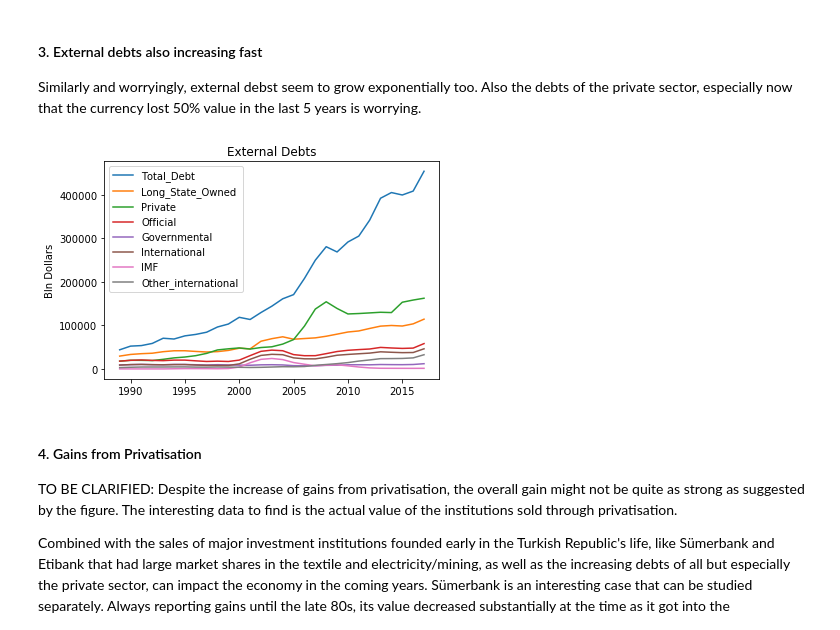
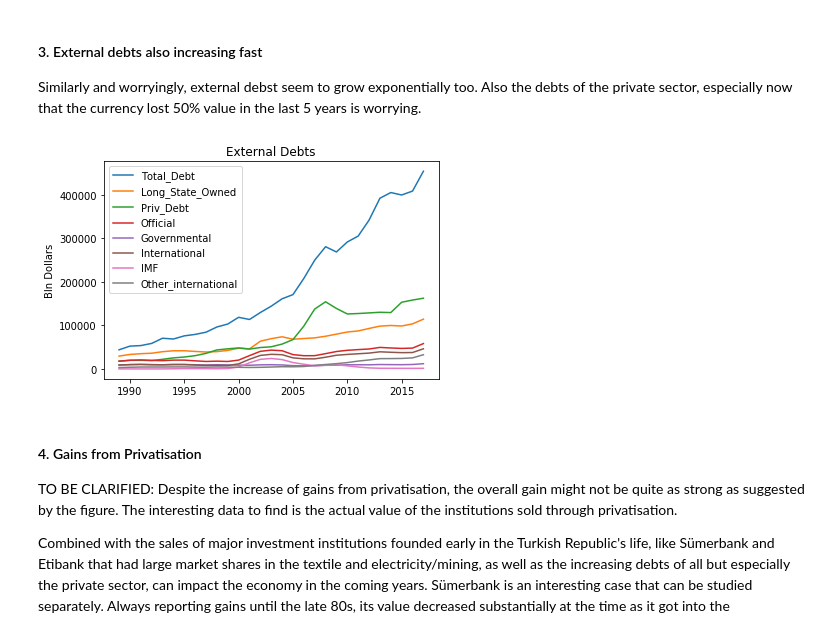
Before and after one commit to datsc/Central_Bank_Data, a Jupyter notebook: TCMB Analysis.ipynb, the cells around one changed output. Cells and saved outputs as stored; diff of their text form; code cells hidden in the pictures.

```diff
--- a/TCMB Analysis.ipynb
+++ b/TCMB Analysis.ipynb
@@ -127,7 +180,8 @@ def read_data_in(file_in,column_list,lines):
 # %%
 # External Debts
 ext_debt_in = read_data_in('EVDS_disborc.xlsx', ext_debt_col, 28)
-
+ext_debt_in[["Date","Total_Debt","Short"]] = \
+    ext_debt_in[["Date","Total_Debt","Short"]].apply(pd.to_numeric)
 
 # Import Export data
 imp_exp_in  = read_data_in('EVDS_ithalat_ihracat.xlsx', imp_exp_col, 149)
@@ -138,6 +192,8 @@ imp_exp_in[["Health","Living"]] = imp_exp_in[["Health","Living"]].apply(pd.to_nu
 
 # GDP data  (converting to millions)
 gdp_in  = read_data_in('EVDS_gsyh_firma.xlsx', gdp_in_col, 20)
+gdp_in[["Date","GDP_consumer","GDP_Earnings"]] = \
+        gdp_in[["Date","GDP_consumer","GDP_earnings"]].apply(pd.to_numeric)
 gdp_in[["GDP_consumer","GDP_earnings"]] = \
        gdp_in[["GDP_consumer","GDP_earnings"]].apply(lambda x: x/10**6)
 
@@ -145,6 +201,7 @@ gdp_in[["GDP_consumer","GDP_earnings"]] = \
 
 # Privatisation data and conversion to billions of dollars
 priv_in = read_data_in('EVDS_privatisation.xlsx',priv_in_col,32)
+priv_in[["Priv_Gain","Date"]] = priv_in[["Priv_Gain","Date"]].apply(pd.to_numeric)
 priv_in["Priv_Gain"] = priv_in["Priv_Gain"]/10**6.
 Total_gains = priv_in["Priv_Gain"].sum()
 nr_years  = max(priv_in["Date"]) - min(priv_in["Date"])
@@ -162,6 +219,8 @@ emp_bud_in.iloc[:,1:5] = emp_bud_in.iloc[:,1:5].apply(lambda x: x*1000)#TL
 
 # Production
 prod_col_in = read_data_in('EVDS_uretim.xlsx', prod_col, 37)
+prod_col_in[["Prod_elec_GWh","Prod_export"]] =\
+prod_col_in[["Prod_elec_GWh","Prod_export"]].apply(pd.to_numeric)
 
 
 # Gold_exchange_rate
@@ -177,14 +248,3 @@ Converting the column Data that has monthly data to a simple year columns.
-# %%
-def convert_date(datafr):
-    """Function cleaning the data column. """
-    # Delete detail
-    datafr["Date"] = datafr["Date"].str.split('-',n=1, expand = True)[0]
-    datafr["Date"] = pd.to_numeric(datafr["Date"])
-    #summarise with mean
-    datafr = datafr.groupby(["Date"]).mean()
-    datafr = datafr.reset_index()
-
-    return datafr
 # %%
 imp_exp_in = convert_date(imp_exp_in)
 prod_col_in = convert_date(prod_col_in)
@@ -200,0 +260,15 @@ gold_exc_in.head(1)
+# %%
+all_data = [ext_debt_in, imp_exp_in, gdp_in, priv_in, emp_bud_in,
+           prod_col_in, gold_exc_in]
+
+column_data = [ext_debt_col , imp_exp_col, gdp_in_col, priv_in_col, \
+               emp_bud_col, prod_col, gold_exc_col]
+
+# A list comprehension to quickly identify any missing columns.
+for i in range(len(column_data)):
+    lost=[x for x in column_data[i] if x not in all_data[i].columns]
+
+    if len(column_data[i]) !=  len(all_data[i].columns):
+        print('For the element '+str(i) +\
+              ' of the all_data frame, original had'+ \
+              str(lost) + ' columns that you lost.' )
@@ -206,7 +284,7 @@ def plot_pathways(dataset,var_col,date_col = "Date", pl_title = "", ylab = "",\
     """Function that can plot the time series for all data.
     Default is to plot multiple columns of a single data set.
     It can however, take two data sets as arguments to be
-    plotted together"""
+    plotted together. To be tested"""
 
     new_pl = plt.figure()
     # First checking whether we need to do anything for the optional data
@@ -249,7 +327,6 @@ def plot_pathways(dataset,var_col,date_col = "Date", pl_title = "", ylab = "",\
             new_pl = plt.plot(data_opt[[date_col]],current_opt)
 
     new_pl = plt.legend()
-    #return new_pl
 # %% [markdown]
 ### Exploratory Data Analysis
 # %% [markdown]
@@ -276,11 +353,12 @@ plot_pathways(imp_exp_in,["Living","Food","Health","Education"],"Date",\
 
 Similarly and worryingly, external debst seem to grow exponentially too. Also the debts of the private sector, especially now that the currency lost 50% value in the last 5 years is worrying.
 # %%
-plot_pathways(ext_debt_in, ["Total_Debt","Long_State_Owned","Private","Official",\
-                            "Governmental","International","IMF",\
-                            "Other_international"],"Date", "External Debts", "Bln Dollars")
+plot_pathways(ext_debt_in, ["Total_Debt","Long_State_Owned","Priv_Debt",\
+                            "Official", "Governmental","International",\
+                            "IMF","Other_international"],\
+                "Date", "External Debts", "Bln Dollars")
 # %% [output]
-[figure, old version]
+[figure, new version]
 # %% [markdown]
 #### 4. Gains from Privatisation
 
```
Also changed, not shown: parts of 66 cells of this notebook.
